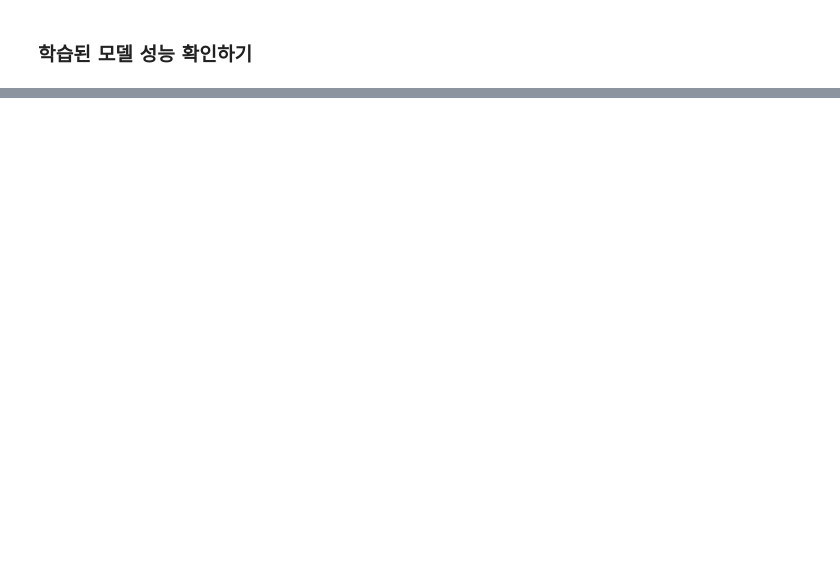
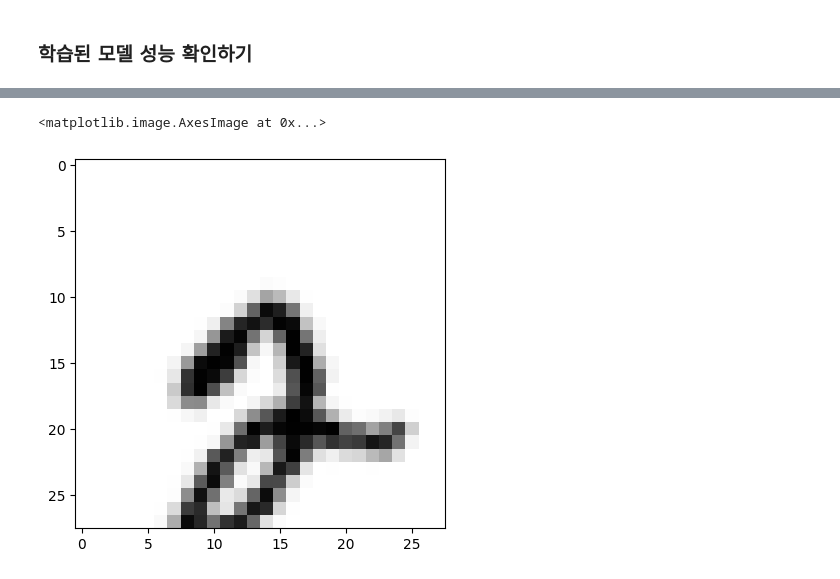
Before and after one commit to UnknwonD/Data_portfolio, a Jupyter notebook: AIFFEL/Projects/Project_CV/0311_ComputerVision_MNIST.ipynb, the cells around one changed output, grey strips where cells are left out. Drawn from its saved outputs; the diff is of its cells as text; code cells hidden in the pictures; blank space fills up the shorter version.

```diff
--- a/AIFFEL/Projects/Project_CV/0311_ComputerVision_MNIST.ipynb
+++ b/AIFFEL/Projects/Project_CV/0311_ComputerVision_MNIST.ipynb
@@ -175,0 +196,15 @@ plt.show()
+# %%
+# 이미지 회전 변환 메트릭스 구하기
+M = cv2.getRotationMatrix2D((20, 25), 20, 1)
+
+# 이미지 이동 변환 메트릭스 구하기
+M[0, 2] = M[0, 2] + 3
+M[1, 2] = M[1, 2] + 3
+
+# 이미지 변환 메트릭스 적용
+test_image = cv2.warpAffine(X_train[5], M, (28, 28))
+# %%
+plt.imshow(test_image, cmap='Greys')
+# %% [output]
+<matplotlib.image.AxesImage at 0x...>
+[figure, added]
```
Also changed, not shown: parts of 13 cells of this notebook.
